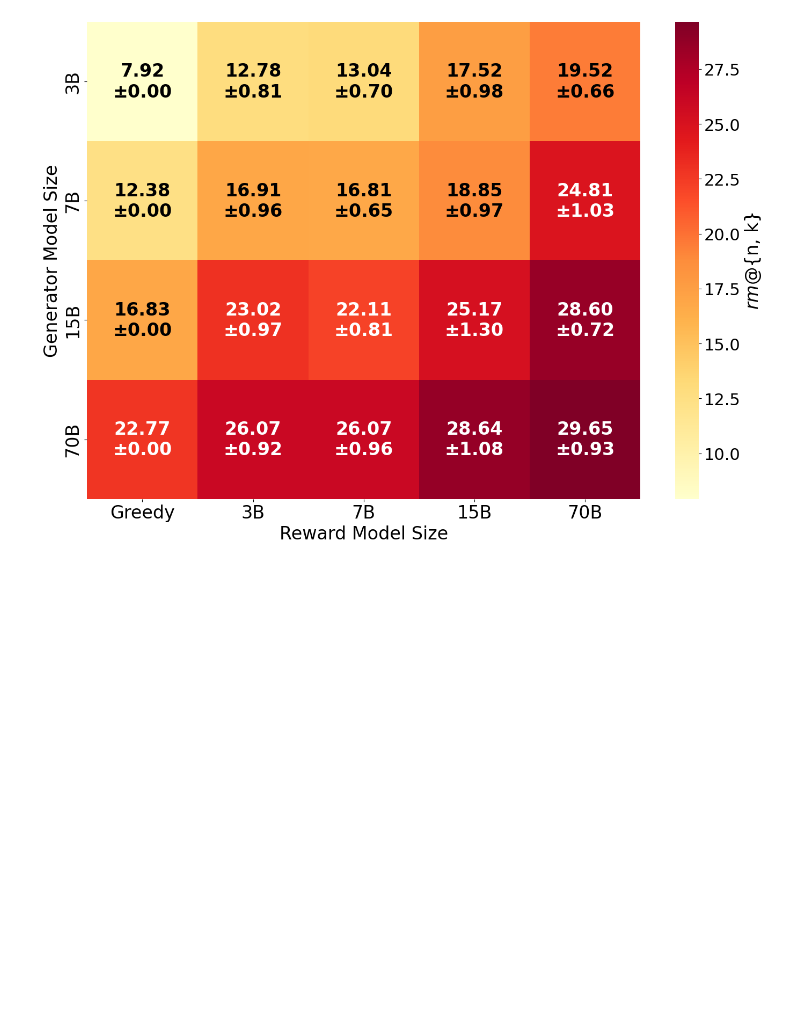
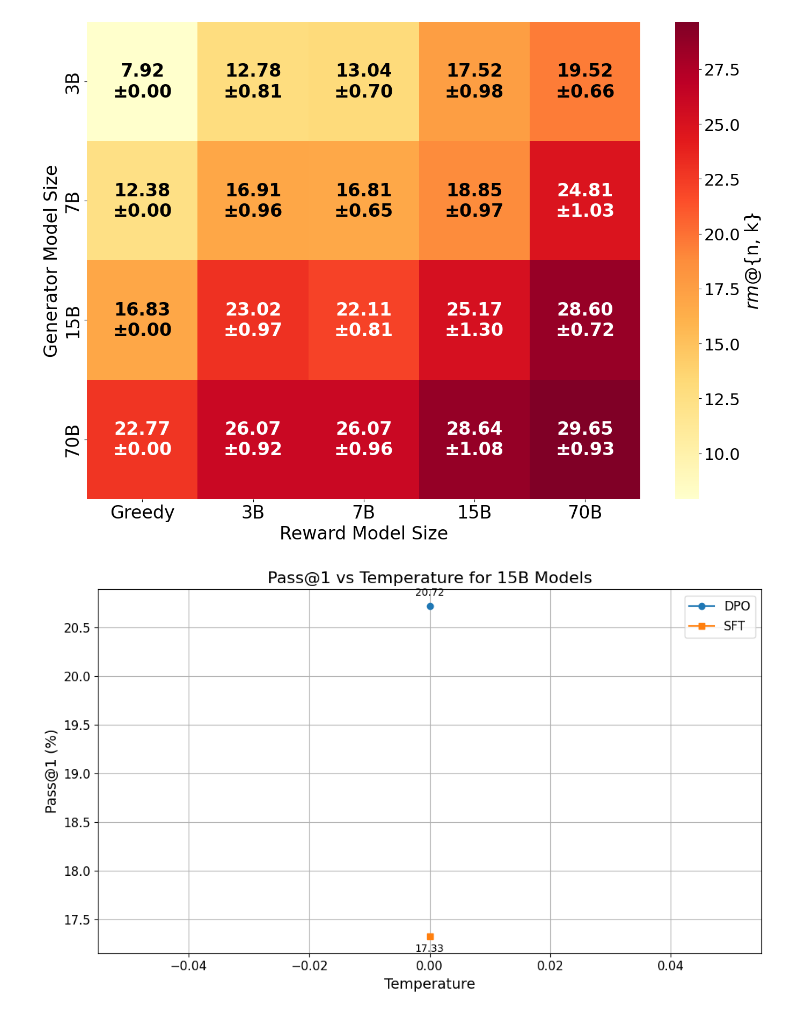
Before and after one commit to cassanof/CodeRM, a Jupyter notebook: coderm/eval/visualizations/graph_pass_k.ipynb, the cells around one changed output. Drawn from its saved outputs; the diff is of its cells as text; code cells hidden in the pictures; blank space fills up the shorter version.

```diff
--- a/coderm/eval/visualizations/graph_pass_k.ipynb
+++ b/coderm/eval/visualizations/graph_pass_k.ipynb
@@ -788,3 +788,73 @@ plt.savefig("../../dataset/plots/rm_grid.pdf", bbox_inches='tight')
 plt.show()
 # %% [output]
 [figure]
+# %%
+import matplotlib.pyplot as plt
+from pathlib import Path
+from coderm.eval.metrics import get_pass_ks
+from coderm.utils import gunzip_json_read
+import numpy as np
+
+# Path to the results
+path_to_results_dpo = "../../../results/rl_results/confidence/dpo/"
+path_to_results_sft = "../../../results/rl_results/confidence/sft/"
+
+# Get all json.gz files in the directories
+result_files_dpo = sorted(Path(path_to_results_dpo).glob("lcb_dpo_15b_temp_*.json.gz"))
+result_files_sft = sorted(Path(path_to_results_sft).glob("lcb_sft_15b_temp_*.json.gz"))
+
+temperatures = []
+pass_at_1_scores_dpo = []
+pass_at_1_scores_sft = []
+
+for file in result_files_dpo:
+    # Extract temperature from filename
+    temp = float(file.name.split("_")[-1].split(".json")[0])
+    temperatures.append(temp)
+
+    # Read the results
+    items = gunzip_json_read(file)["items"]
+
+    # Calculate pass@1
+    pass_at_1 = np.mean(get_pass_ks(items, k=1)) * 100
+    pass_at_1_scores_dpo.append(pass_at_1)
+
+for file in result_files_sft:
+    # Extract temperature from filename
+    temp = float(file.name.split("_")[-1].split(".json")[0])
+
+    # Read the results
+    items = gunzip_json_read(file)["items"]
+
+    # Calculate pass@1
+    pass_at_1 = np.mean(get_pass_ks(items, k=1)) * 100
+    pass_at_1_scores_sft.append(pass_at_1)
+
+# Sort the results by temperature
+temperatures, pass_at_1_scores_dpo, pass_at_1_scores_sft = zip(*sorted(zip(temperatures, pass_at_1_scores_dpo, pass_at_1_scores_sft)))
+
+# Create the plot
+plt.figure(figsize=(10, 6))
+plt.plot(temperatures, pass_at_1_scores_dpo, marker='o', label='DPO')
+plt.plot(temperatures, pass_at_1_scores_sft, marker='s', label='SFT')
+plt.xlabel('Temperature', fontsize=14)
+plt.ylabel('Pass@1 (%)', fontsize=14)
+plt.title('Pass@1 vs Temperature for 15B Models', fontsize=16)
+plt.grid(True)
+plt.xticks(fontsize=12)
+plt.yticks(fontsize=12)
+plt.legend(fontsize=12)
+
+# Add value labels
+for i, txt in enumerate(pass_at_1_scores_dpo):
+    plt.annotate(f'{txt:.2f}', (temperatures[i], pass_at_1_scores_dpo[i]),
+                 textcoords="offset points", xytext=(0,10), ha='center')
+for i, txt in enumerate(pass_at_1_scores_sft):
+    plt.annotate(f'{txt:.2f}', (temperatures[i], pass_at_1_scores_sft[i]),
+                 textcoords="offset points", xytext=(0,-15), ha='center')
+
+plt.tight_layout()
+plt.savefig("../../dataset/plots/15b_temp_vs_pass_at_1.pdf", bbox_inches='tight')
+plt.show()
+# %% [output]
+[figure, added]
```
